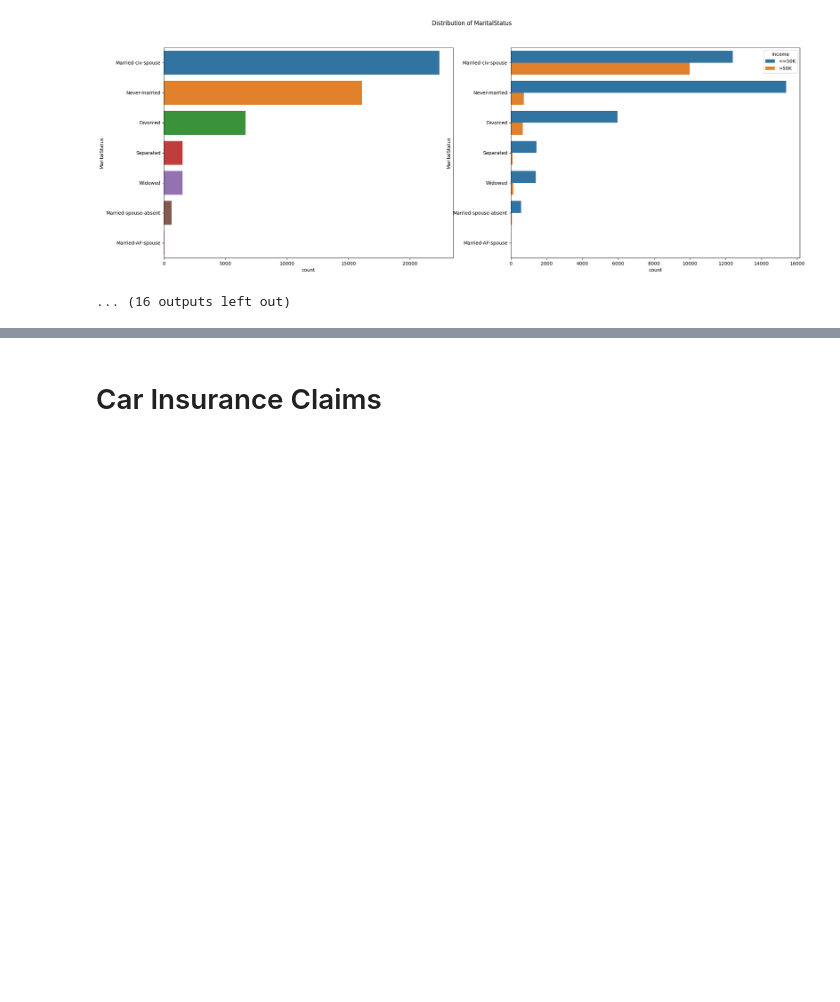
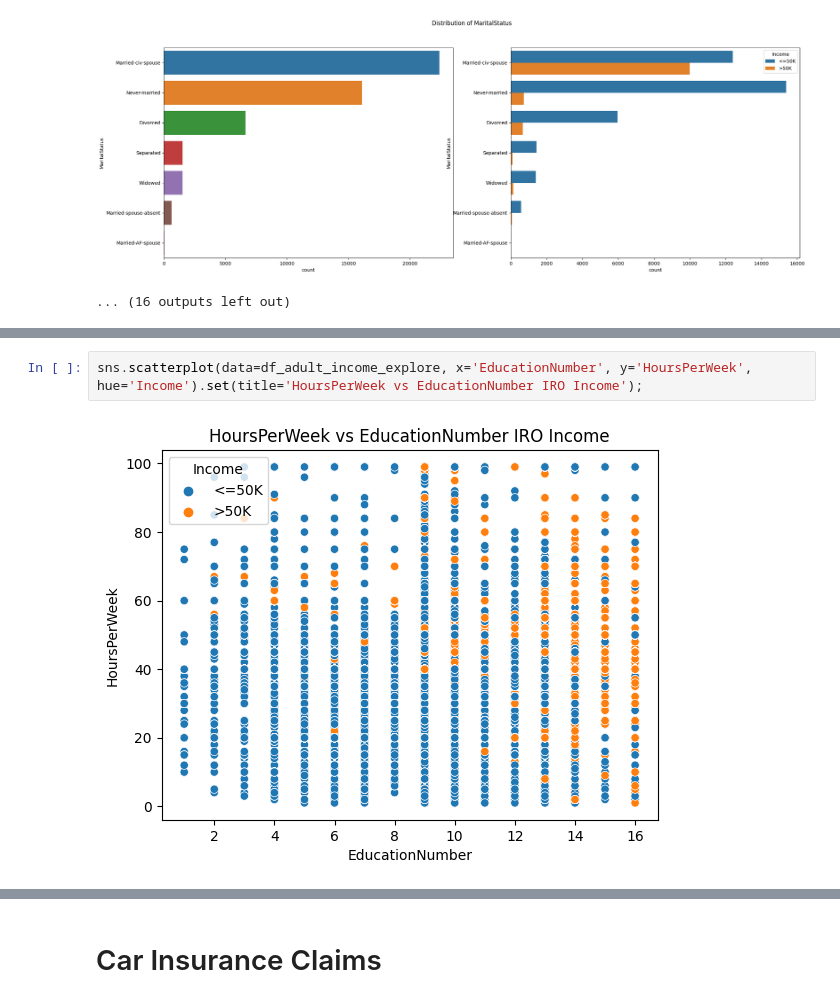
Before and after one commit to YoungVoid/Machine-Learning, a Jupyter notebook: Machine_Learning.ipynb, the cells around one changed output, grey strips where cells are left out. Cells and saved outputs as stored; diff of their text form; blank space fills up the shorter version.

```diff
--- a/Machine_Learning.ipynb
+++ b/Machine_Learning.ipynb
@@ -502,0 +530,4 @@ Null Values: 0 (0.00%)
+# %%
+sns.scatterplot(data=df_adult_income_explore, x='EducationNumber', y='HoursPerWeek', hue='Income').set(title='HoursPerWeek vs EducationNumber IRO Income');
+# %% [output]
+[figure, added]
```
Also changed, not shown: parts of 8 cells of this notebook.
